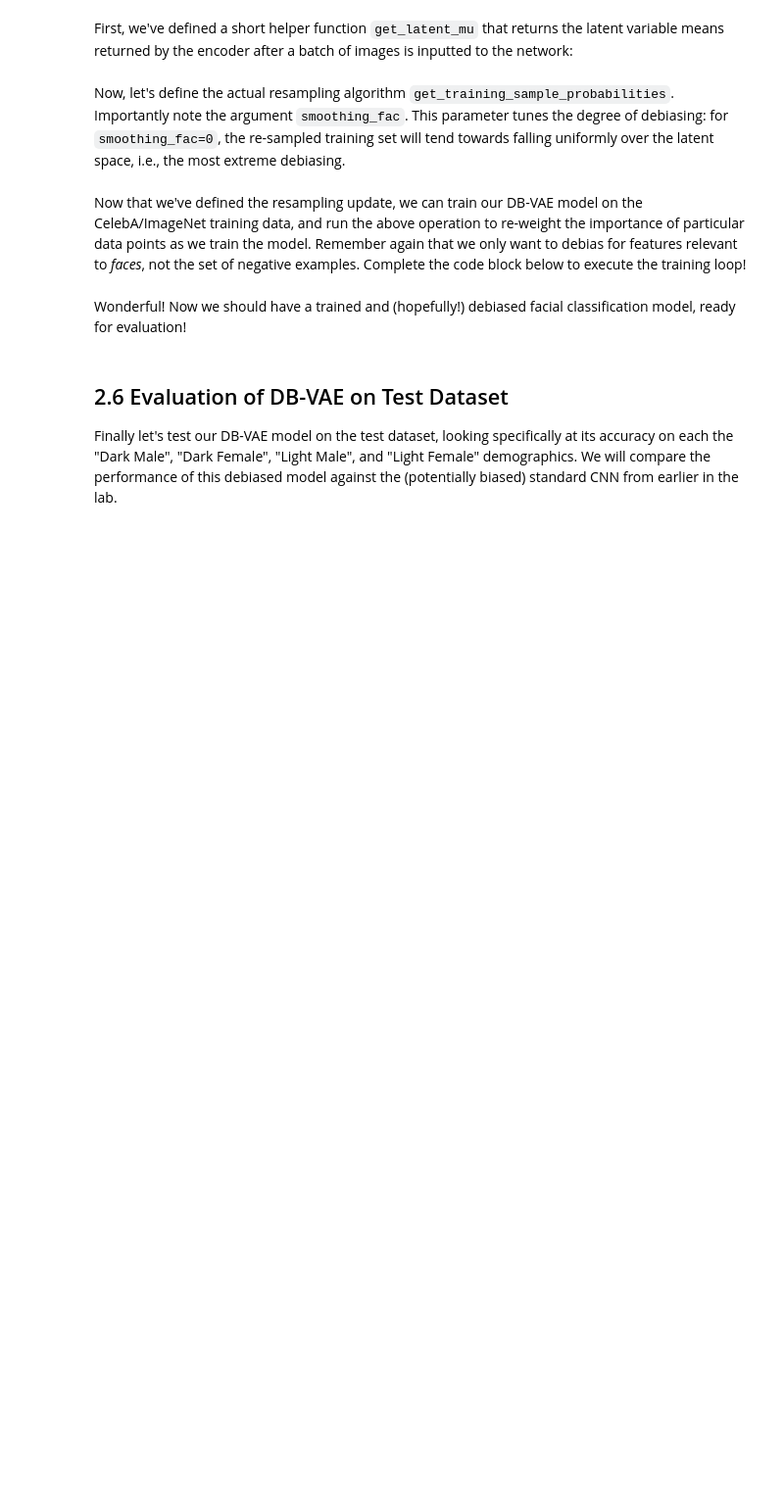
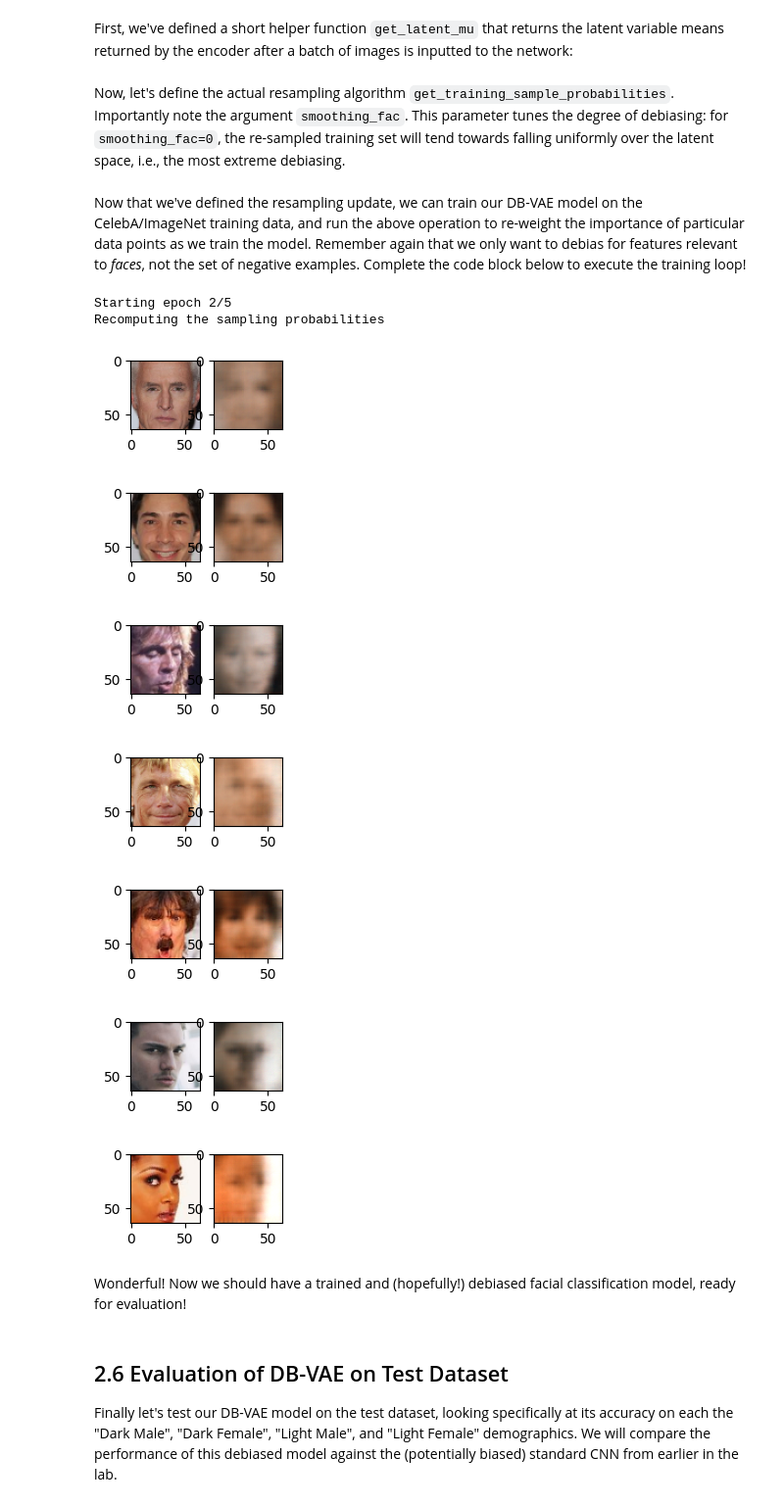
Before and after one commit to Silver-hub21/lab1, a Jupyter notebook: lab2/PT_Part2_Debiasing.ipynb, the cells around one changed output. Shown at 98% size. Cells and saved outputs as stored; diff of their text form; code cells hidden in the pictures; blank space fills up the shorter version.

```diff
--- a/lab2/PT_Part2_Debiasing.ipynb
+++ b/lab2/PT_Part2_Debiasing.ipynb
@@ -516,7 +565,7 @@ def debiasing_loss_function(x, x_pred, y, y_logit, mu, logsigma):
 
     # TODO: define the DB-VAE total loss! Use torch.mean to average over all
     # samples
-    total_loss = torch.mean(vae_loss * face_indicator + classification_loss)
+    total_loss = torch.mean(vae_loss + face_indicator * classification_loss)
 
     return total_loss, classification_loss
 # %% [markdown]
@@ -773,7 +822,7 @@ params = dict(
     batch_size=32,
     learning_rate=5e-4,
     latent_dim=100,
-    num_epochs=2,  # DB-VAE needs slightly more epochs to train
+    num_epochs=5,  # DB-VAE needs slightly more epochs to train
 )
 
 experiment = create_experiment("6S191_Lab2_Part2_DBVAE", params)
@@ -802,33 +851,43 @@ all_faces = loader.get_all_train_faces()
 
 # The training loop -- outer loop iterates over the number of epochs
 step = 0
 for i in range(params["num_epochs"]):
     IPython.display.clear_output(wait=True)
     print("Starting epoch {}/{}".format(i + 1, params["num_epochs"]))
 
     # Recompute data sampling proabilities
     """TODO: recompute the sampling probabilities for debiasing"""
     p_faces = get_training_sample_probabilities(all_faces, dbvae) # TODO
 
     # get a batch of training data and compute the training step
     for j in tqdm(range(loader.get_train_size() // params["batch_size"])):
         # load a batch of data
         (x, y) = loader.get_batch(params["batch_size"], p_pos=p_faces)
         x = torch.from_numpy(x).float().to(device)
         y = torch.from_numpy(y).float().to(device)
 
         # loss optimization
         loss = debiasing_train_step(x, y)
         loss_value = loss.detach().cpu().numpy()
         experiment.log_metric("loss", loss_value, step=step)
 
         # plot the progress every 200 steps
         if j % 500 == 0:
             mdl.util.plot_sample(x, y, dbvae, backend="pt")
 
         step += 1
 
 experiment.end()
+# %% [output]
+Starting epoch 2/5
+Recomputing the sampling probabilities
+[figure, added]
+[figure, added]
+[figure, added]
+[figure, added]
+[figure, added]
+[figure, added]
+[figure, added]
 # %% [markdown]
 Wonderful! Now we should have a trained and (hopefully!) debiased facial classification model, ready for evaluation!
 # %% [markdown]
```
Also changed, not shown: parts of 8 cells of this notebook.
